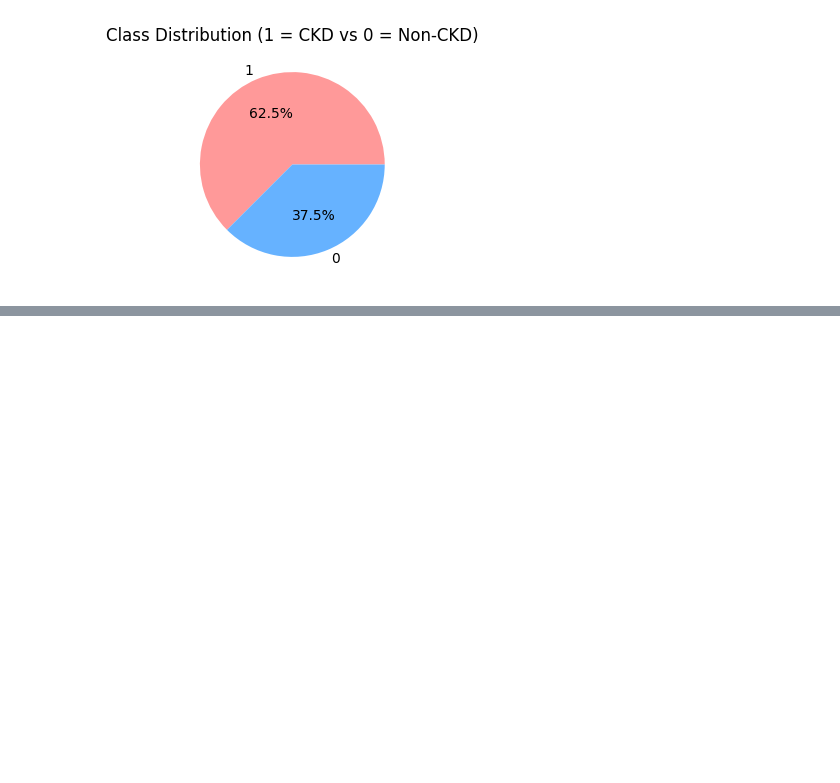
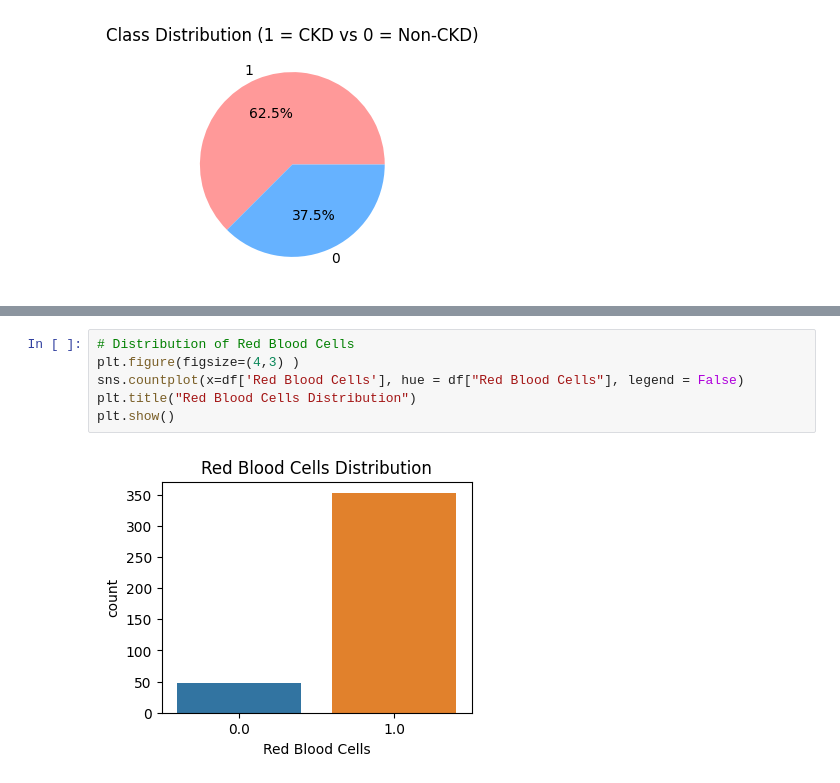
Before and after one commit to Angad143/HealthScope---A-Multi-Disease-Progression-and-Severity-Prediction-Platform, a Jupyter notebook: Kidney Disease Progression Prediction/Kidney_Disease_Prediction.ipynb, the cells around one changed output, grey strips where cells are left out. Drawn from its saved outputs; the diff is of its cells as text; blank space fills up the shorter version.

```diff
--- a/Kidney Disease Progression Prediction/Kidney_Disease_Prediction.ipynb
+++ b/Kidney Disease Progression Prediction/Kidney_Disease_Prediction.ipynb
@@ -238,0 +252,8 @@ plt.show()
+# %%
+# Distribution of Red Blood Cells
+plt.figure(figsize=(4,3) )
+sns.countplot(x=df['Red Blood Cells'], hue = df["Red Blood Cells"], legend = False)
+plt.title("Red Blood Cells Distribution")
+plt.show()
+# %% [output]
+[figure, added]
```
Also changed, not shown: parts of 79 cells of this notebook.
